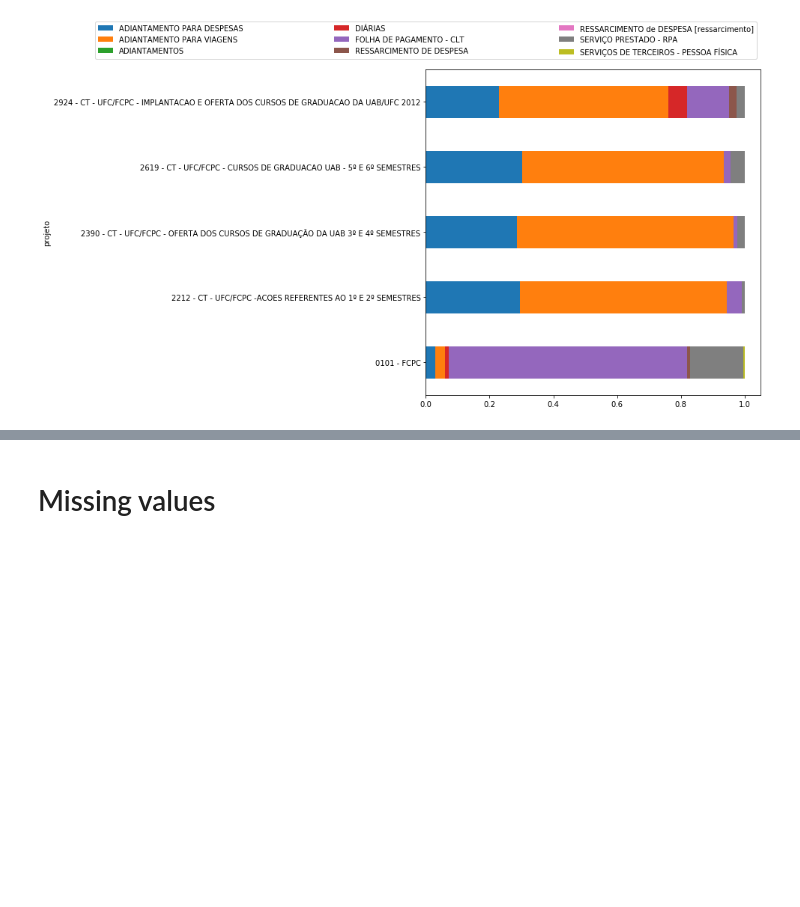
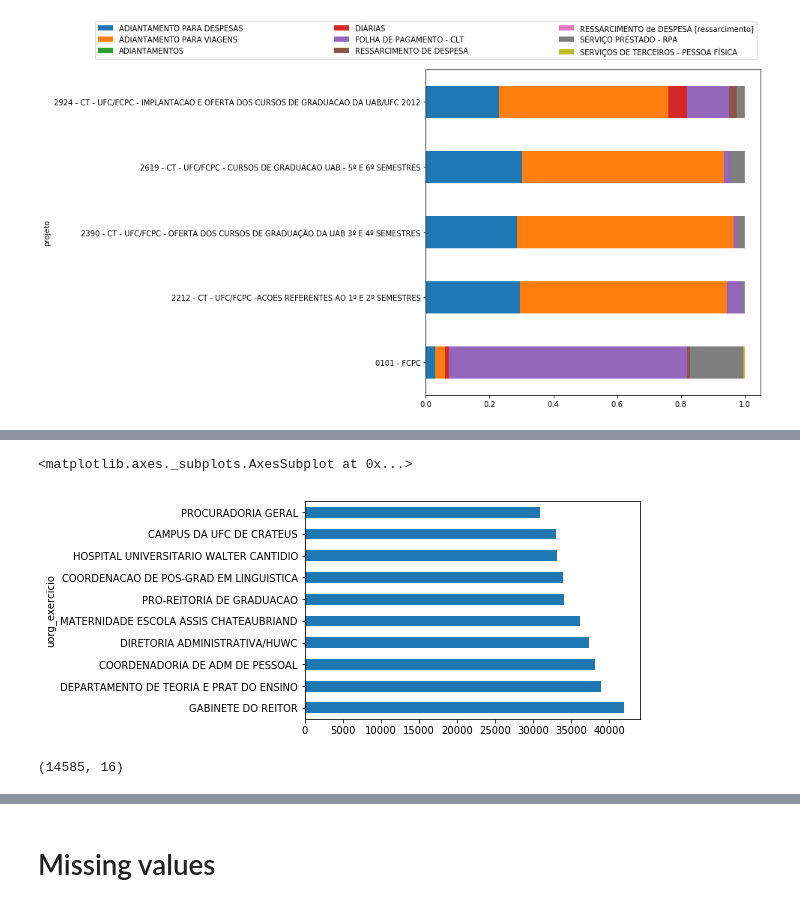
Before and after one commit to abevieiramota/course-python-data-analysis1, a Jupyter notebook: 00 - Exemplo.ipynb, the cells around one changed output, grey strips where cells are left out. Drawn from its saved outputs; the diff is of its cells as text; code cells hidden in the pictures; blank space fills up the shorter version.

```diff
--- a/00 - Exemplo.ipynb
+++ b/00 - Exemplo.ipynb
@@ -101,0 +181,5 @@ plt.legend(bbox_to_anchor = (-1., 1.02, 2., .102), ncol = 3, mode = "expand", lo
+# %%
+ufc.groupby("uorg_exercicio").remuneracao_basica_bruta.apply(lambda g: g.max() - g.min()).nlargest(10).plot(kind='barh')
+# %% [output]
+<matplotlib.axes._subplots.AxesSubplot at 0x...>
+[figure, added]
@@ -101,0 +188,4 @@ plt.legend(bbox_to_anchor = (-1., 1.02, 2., .102), ncol = 3, mode = "expand", lo
+# %%
+df.shape
+# %% [output]
+(14585, 16)
```
Also changed, not shown: parts of 38 cells of this notebook.
